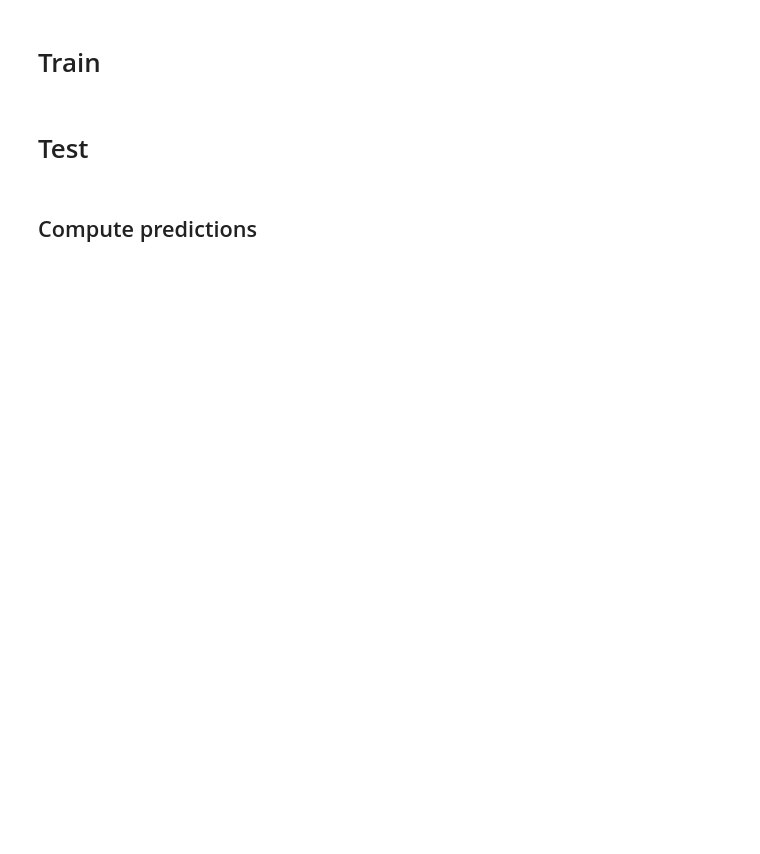
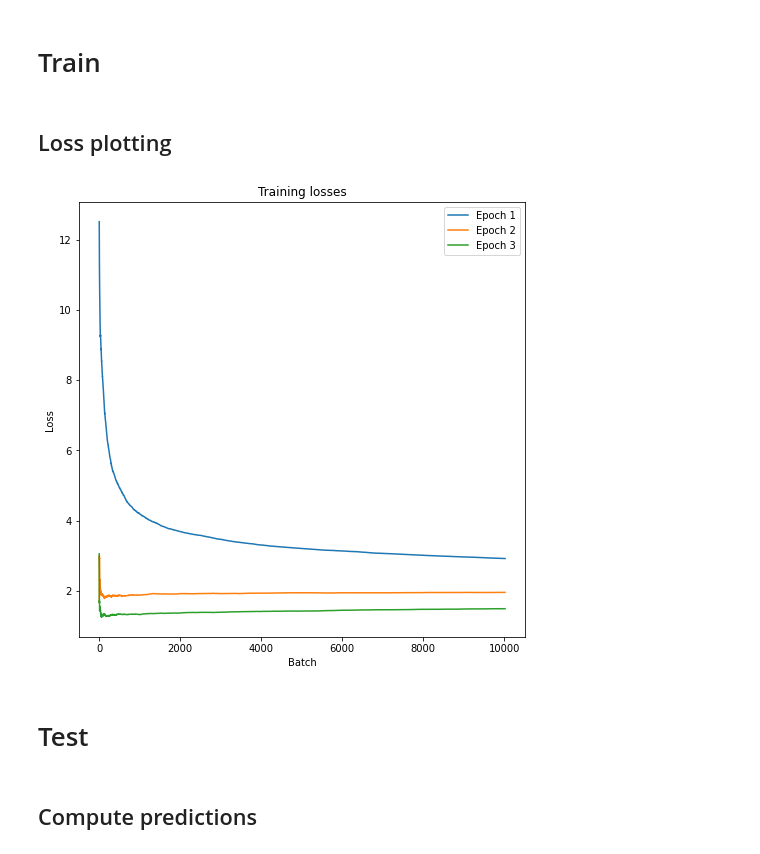
Before and after one commit to giuliofortini/NLP_SQuAD_Project, a Jupyter notebook: SQuAD_project.ipynb, the cells around one changed output. Saved outputs shown, nothing was run; the diff lists cells and outputs as text; code cells hidden in the pictures; blank space fills up the shorter version.

Commit message:
Added loss plot

```diff
--- a/SQuAD_project.ipynb
+++ b/SQuAD_project.ipynb
@@ -64,7 +64,7 @@ TRAIN_LIMIT = None  # set None for the full size
 VAL_LIMIT = None    # set None for the full size
 
 # Model Training
-EPOCHS = 4
+EPOCHS = 3
 BATCH_SIZE = 8
 
 # dataset drive settings
@@ -72,13 +72,13 @@ SAVE_DATASET = False
 LOAD_DATASET = True
 
 # model weights drive settings
-SAVE_WEIGHTS = True
-LOAD_WEIGHTS = False
+SAVE_WEIGHTS = False
+LOAD_WEIGHTS = True
 LOAD_LOSS = True
 LOADING_EPOCH = 2   # epoch from which weights and losses are resumed
 
 # training settings
-TRAIN = True
+TRAIN = False
 # %% [markdown]
 # Dataset
 # %%
@@ -559,5 +561,33 @@ if TRAIN:
 
       with open(f"/content/drive/MyDrive/SQUAD/Results/losses_epoch_{i+1}.p", "wb") as f:
         pickle.dump(history.losses, f)
+# %% [markdown]
+## Loss plotting
+# %%
+if LOAD_WEIGHTS:
+    model.load_weights(f'/content/drive/MyDrive/SQUAD/weights_epoch_{LOADING_EPOCH}.h5')
+
+if LOAD_LOSS:
+  losses = []
+  for i in range(3):
+    with open(f"/content/drive/MyDrive/SQUAD/Results/losses_epoch_{i+1}.p", "rb") as f:
+      losses.append(pickle.load(f))
+# %%
+import matplotlib.pyplot as plt
+
+plt.figure(figsize=(8, 8))
+
+plt.title("Training losses")
+plt.xlabel("Batch")
+plt.ylabel("Loss")
+
+plt.plot(losses[0], label='Epoch 1')
+plt.plot(losses[1], label='Epoch 2')
+plt.plot(losses[2], label='Epoch 3')
+plt.legend()
+
+plt.show()
+# %% [output]
+[figure, added]
 # %% [markdown]
 # Test
```
Also changed, not shown: parts of 11 cells of this notebook.
